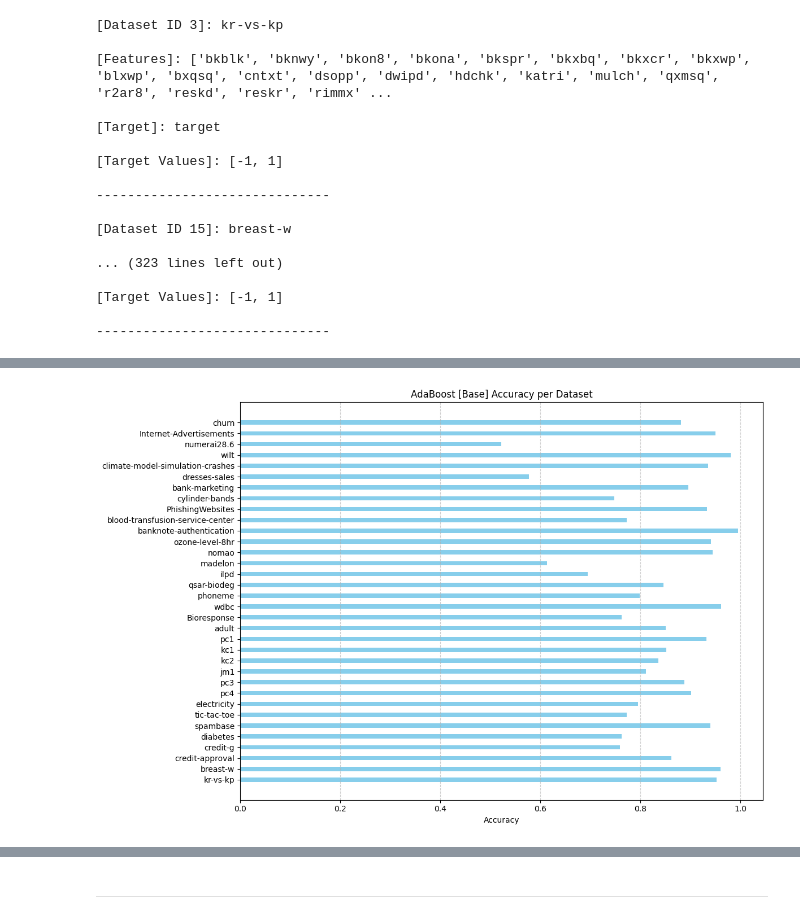
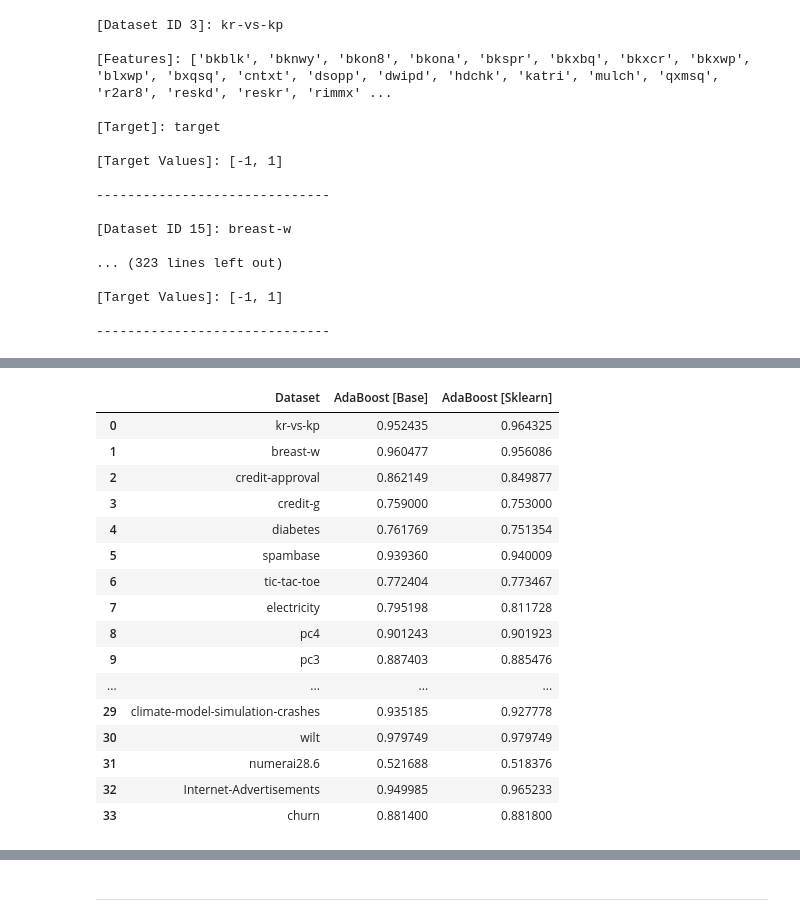
Before and after one commit to EstevesX10/ML1-AdaBoost-Analysis-Optimization, a Jupyter notebook: AdaBoost/AdaBoost.ipynb, the cells around one changed output, grey strips where cells are left out. Saved outputs shown, nothing was run; the diff lists cells and outputs as text; code cells hidden in the pictures.

```diff
--- a/AdaBoost/AdaBoost.ipynb
+++ b/AdaBoost/AdaBoost.ipynb
@@ -257,4 +251,0 @@ Initially we started by evaluating the Algorithm in order to have ground results
-# %%
-Base_AdaBoost = AdaBoost()
-Base_Results = Evaluate_Models(my_tasks, [Base_AdaBoost], ['Dataset', 'AdaBoost [Base]'])
-Base_Results
@@ -279,4 +252,28 @@ Base_Results
-# %%
-Model_Accuracies_Per_Dataset(Base_Results, 'AdaBoost [Base]')
-# %% [output]
-[figure, removed]
+# %%
+try:
+    # Model Already Evaluated with the results Stored
+    Base_Results = pd.read_csv('./Experimental Results/AdaBoost_Base_Results.csv')
+except:
+    # Evaluating the Base Model as well as the Sklearn's version
+    Base_Results = Evaluate_Models(my_tasks, [AdaBoost(), AdaBoostClassifier()], ['Dataset', 'AdaBoost [Base]', 'AdaBoost [Sklearn]'])
+    Base_Results.to_csv('./Experimental Results/AdaBoost_Base_Results.csv', index=False)
+
+Base_Results
+# %% [output]
+|  | Dataset | AdaBoost [Base] | AdaBoost [Sklearn] |
+| 0 | kr-vs-kp | 0.952435 | 0.964325 |
+| 1 | breast-w | 0.960477 | 0.956086 |
+| 2 | credit-approval | 0.862149 | 0.849877 |
+| 3 | credit-g | 0.759000 | 0.753000 |
+| 4 | diabetes | 0.761769 | 0.751354 |
+| 5 | spambase | 0.939360 | 0.940009 |
+| 6 | tic-tac-toe | 0.772404 | 0.773467 |
+| 7 | electricity | 0.795198 | 0.811728 |
+| 8 | pc4 | 0.901243 | 0.901923 |
+| 9 | pc3 | 0.887403 | 0.885476 |
+| ... | ... | ... | ... |
+| 29 | climate-model-simulation-crashes | 0.935185 | 0.927778 |
+| 30 | wilt | 0.979749 | 0.979749 |
+| 31 | numerai28.6 | 0.521688 | 0.518376 |
+| 32 | Internet-Advertisements | 0.949985 | 0.965233 |
+| 33 | churn | 0.881400 | 0.881800 |
```
Also changed, not shown: parts of 14 cells of this notebook.
